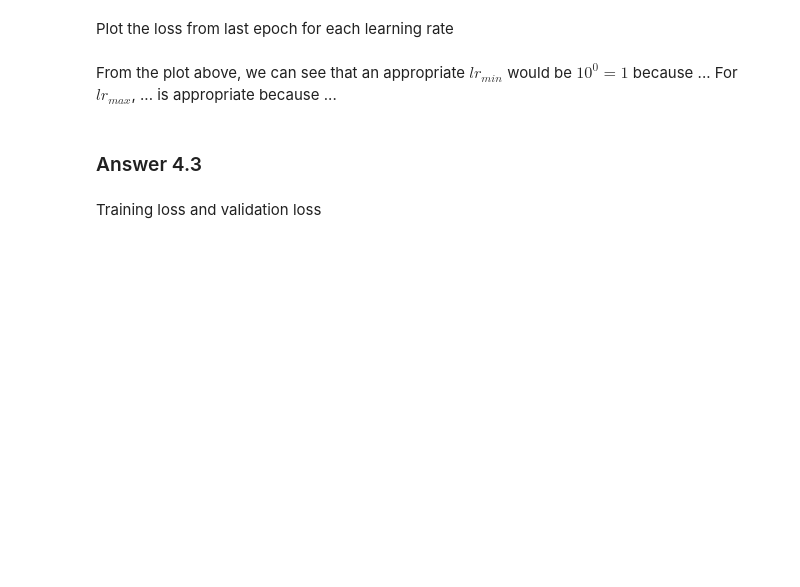
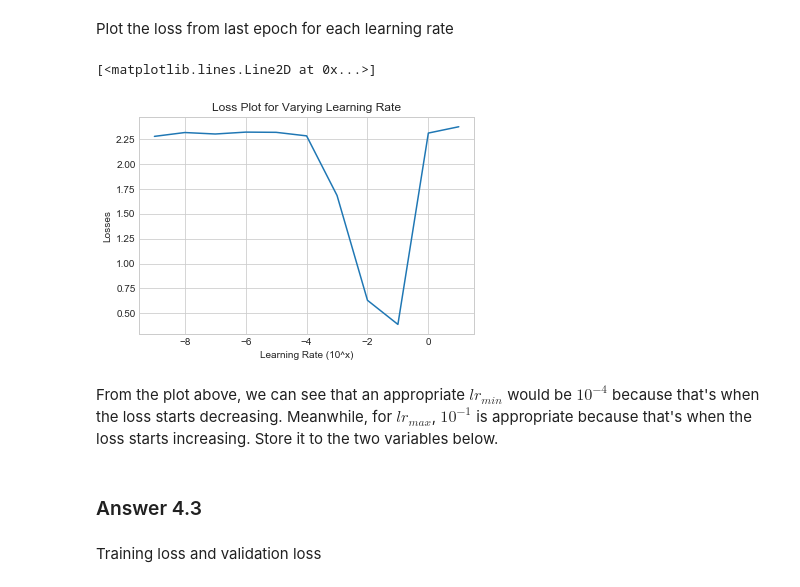
Before and after one commit to geraldzakwan/pract_dl_Fall_2020, a Jupyter notebook: Assignments/HW2/COMS6998_HW2_gd2551_Geraldi Dzakwan-Copy1.ipynb, the cells around one changed output. Saved outputs shown, nothing was run; the diff lists cells and outputs as text; code cells hidden in the pictures; blank space fills up the shorter version.

```diff
--- a/Assignments/HW2/COMS6998_HW2_gd2551_Geraldi Dzakwan-Copy1.ipynb
+++ b/Assignments/HW2/COMS6998_HW2_gd2551_Geraldi Dzakwan-Copy1.ipynb
@@ -1395,6 +1395,16 @@ We can see from the summary that this is a perfectly balanced training set
 ### Answer 4.2
 # %% [markdown]
 I am using `LeNet-5` instead of `MiniGoogLeNet`. Train using `Fashion MNIST data`, opt out from using `Batch Normalization` and `Dropout`.
+# %%
+def shuffle(X, y, seed=82):
+    np.random.seed(seed)
+
+    idxes = np.arange(X.shape[0])
+    new_idxes = np.random.shuffle(idxes)
+
+    return X[new_idxes][0], y[new_idxes][0]
+
+s_X_train, s_y_train = shuffle(X_train, y_train)
 # %%
 # Doesn't use batch norm
 batch_norm_params = {
@@ -1429,7 +1439,7 @@ losses = []
 for power in np.arange(-9, 2, 1):
     params['learning_rate'] = np.power(10.0, power)
 
-    model, history = train_le_net_5(X_train, y_train, params)
+    model, history = train_le_net_5(s_X_train[0:10000], s_y_train[0:10000], params)
     losses.append(history.history['loss'])
 
     print('----------')
@@ -1445,16 +1471,19 @@ Plot the loss from last epoch for each learning rate
 # %%
 fig = plt.figure()
 ax = plt.axes()
 
 ax.set_title('Loss Plot for Varying Learning Rate')
 ax.set_xlabel('Learning Rate (10^x)')
 ax.set_ylabel('Losses')
 
-last_losses = losses[]
+last_losses = losses[:, params['nb_epoch']-1]
 
 ax.plot(np.arange(-9, 2, 1), last_losses)
+# %% [output]
+[<matplotlib.lines.Line2D at 0x...>]
+[figure, added]
 # %% [markdown]
-From the plot above, we can see that an appropriate $lr_{min}$ would be $10^0=1$ because ... For $lr_{max}$, ... is appropriate because ...
+From the plot above, we can see that an appropriate $lr_{min}$ would be $10^{-4}$ because that's when the loss starts decreasing. Meanwhile, for $lr_{max}$, $10^{-1}$ is appropriate because that's when the loss starts increasing. Store it to the two variables below.
 # %%
 lr_min = 1e-4
 lr_max = 1e-2
```
Also changed, not shown: parts of 1 cell of this notebook.
